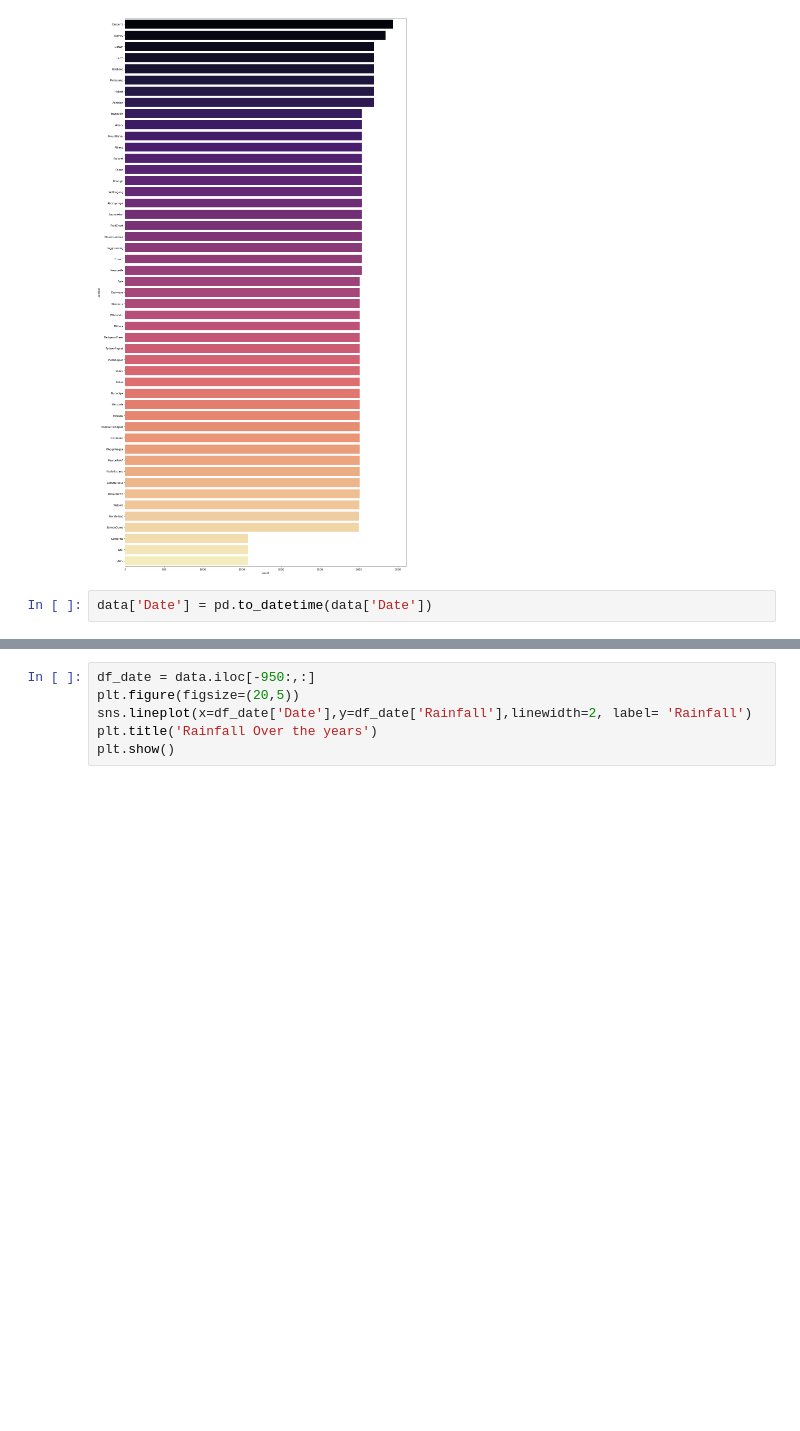
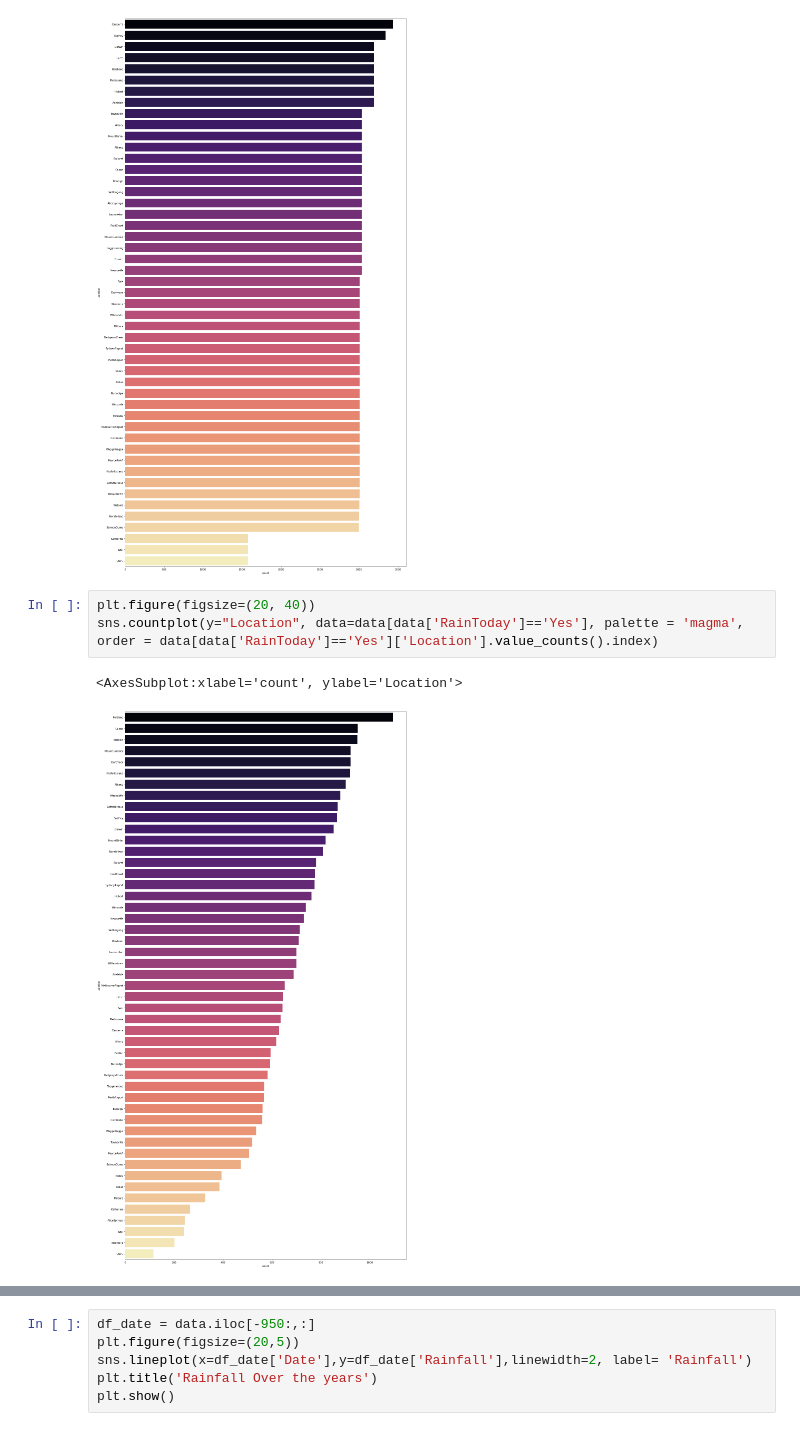
Before and after one commit to shoumikgoswami/UCDPA_shoumikgoswami, a Jupyter notebook: Rainfall prediction/Rainfall prediction.ipynb, the cells around one changed output, grey strips where cells are left out. Drawn from its saved outputs; the diff is of its cells as text; blank space fills up the shorter version.

```diff
--- a/Rainfall prediction/Rainfall prediction.ipynb
+++ b/Rainfall prediction/Rainfall prediction.ipynb
@@ -133,5 +209,9 @@ sns.countplot(y="Location", data=data, palette = 'magma', order = data['Location
 # %% [output]
 <AxesSubplot:xlabel='count', ylabel='Location'>
 [figure]
-# %%
-data['Date'] = pd.to_datetime(data['Date'])
+# %%
+plt.figure(figsize=(20, 40))
+sns.countplot(y="Location", data=data[data['RainToday']=='Yes'], palette = 'magma', order = data[data['RainToday']=='Yes']['Location'].value_counts().index)
+# %% [output]
+<AxesSubplot:xlabel='count', ylabel='Location'>
+[figure, added]
```
Also changed, not shown: parts of 19 cells of this notebook.
